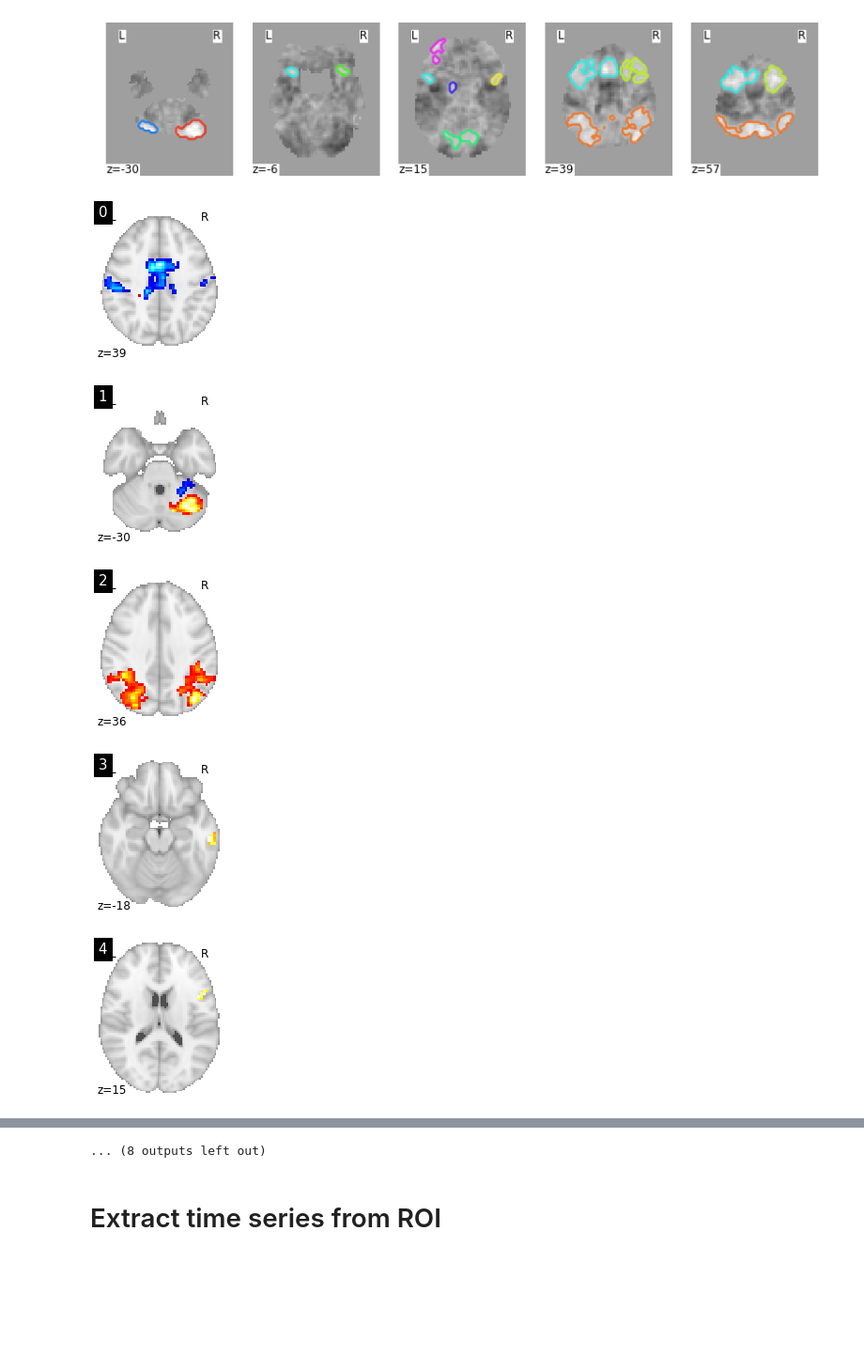
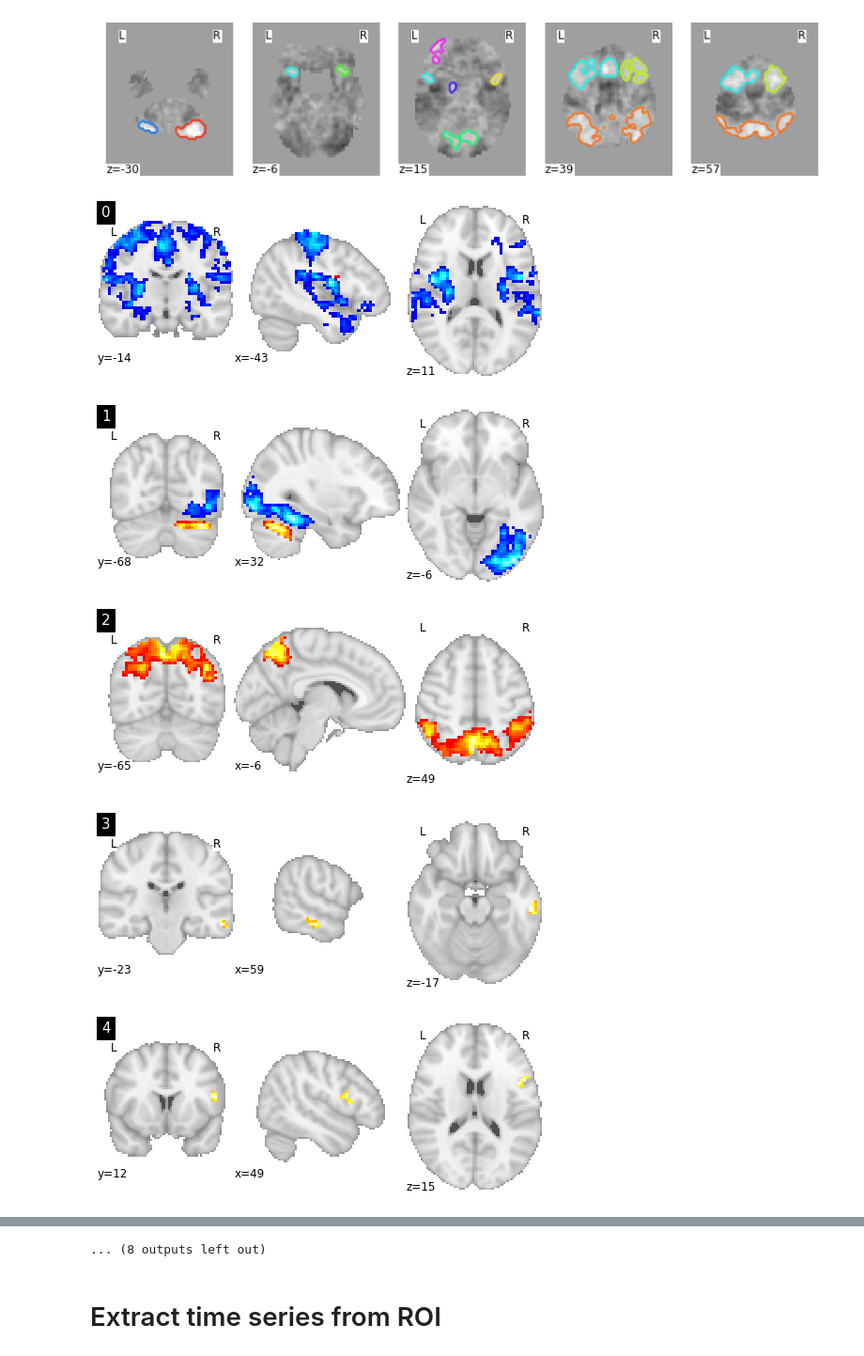
Before and after one commit to tbweng/lllt, a Jupyter notebook: group_analysis.ipynb, the cells around one changed output, grey strips where cells are left out. Shown at 94% size. Cells and saved outputs as stored; diff of their text form; code cells hidden in the pictures; blank space fills up the shorter version.

Commit message:
added ortho view to connected regions

```diff
--- a/group_analysis.ipynb
+++ b/group_analysis.ipynb
@@ -38,26 +42,24 @@ plotting.plot_prob_atlas(regions_percentile_img, bg_img='level3/A/noGSR/Cope3_Le
 <nilearn.plotting.displays.ZSlicer at 0x...>
 [figure]
 # %%
-# from nilearn import image
+
 
 # plotting.plot_stat_map(image.index_img(regions_percentile_img, 4), display_mode='z',
 #                            title="Blob of network3", colorbar=False)
 
-from nilearn.image import iter_img
-from nilearn.plotting import plot_stat_map, show
 
 for i, cur_img in enumerate(iter_img(regions_percentile_img)):
-    plot_stat_map(cur_img, display_mode="z", title="%d" % i,
-                  cut_coords=1, colorbar=False)
+    plot_stat_map(cur_img, display_mode="ortho", title="%d" % i,
+                  colorbar=False, draw_cross = False)
 
     # save binarized file
     mask = math_img('img > 0', img=cur_img)
     mask.to_filename('connected_regions_' + str(i).zfill(4) + '_bin.nii.gz')
 
     cur_img.to_filename('connected_regions_' + str(i).zfill(4) + '.nii.gz')
 # %% [output]
-[figure, old version]
+[figure, new version]
-[figure, old version]
+[figure, new version]
-[figure, old version]
+[figure, new version]
-[figure, old version]
+[figure, new version]
-[figure, old version]
+[figure, new version]
```
Also changed, not shown: parts of 2 cells of this notebook.
